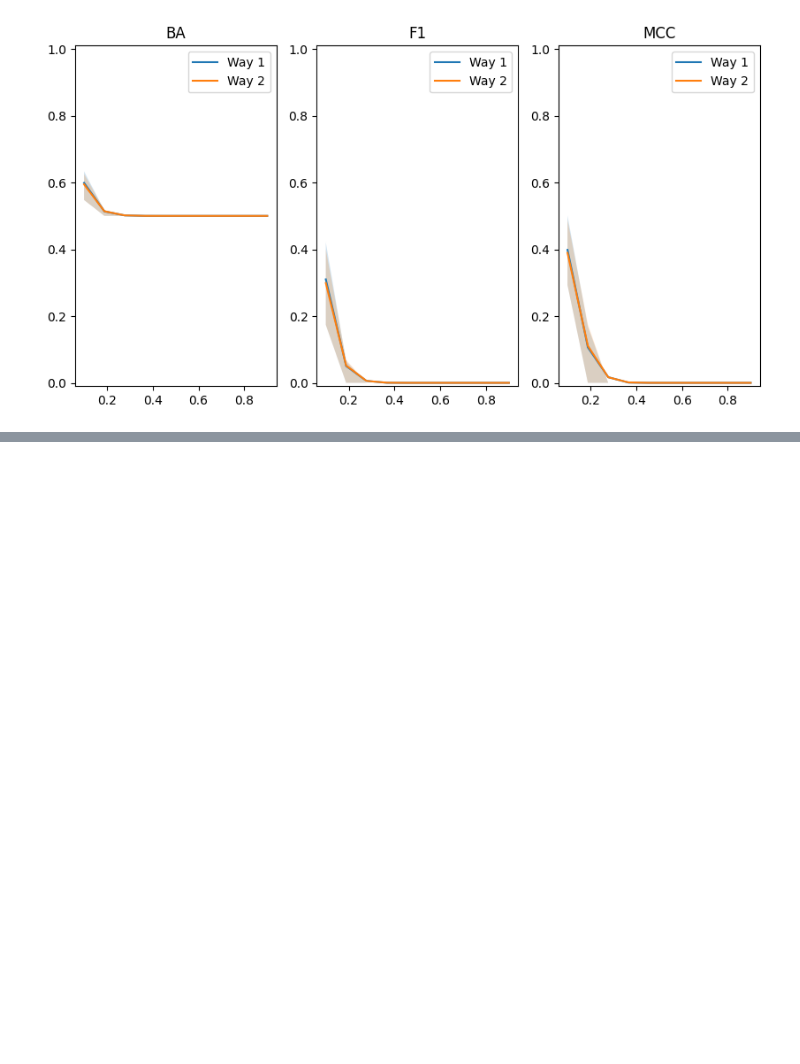
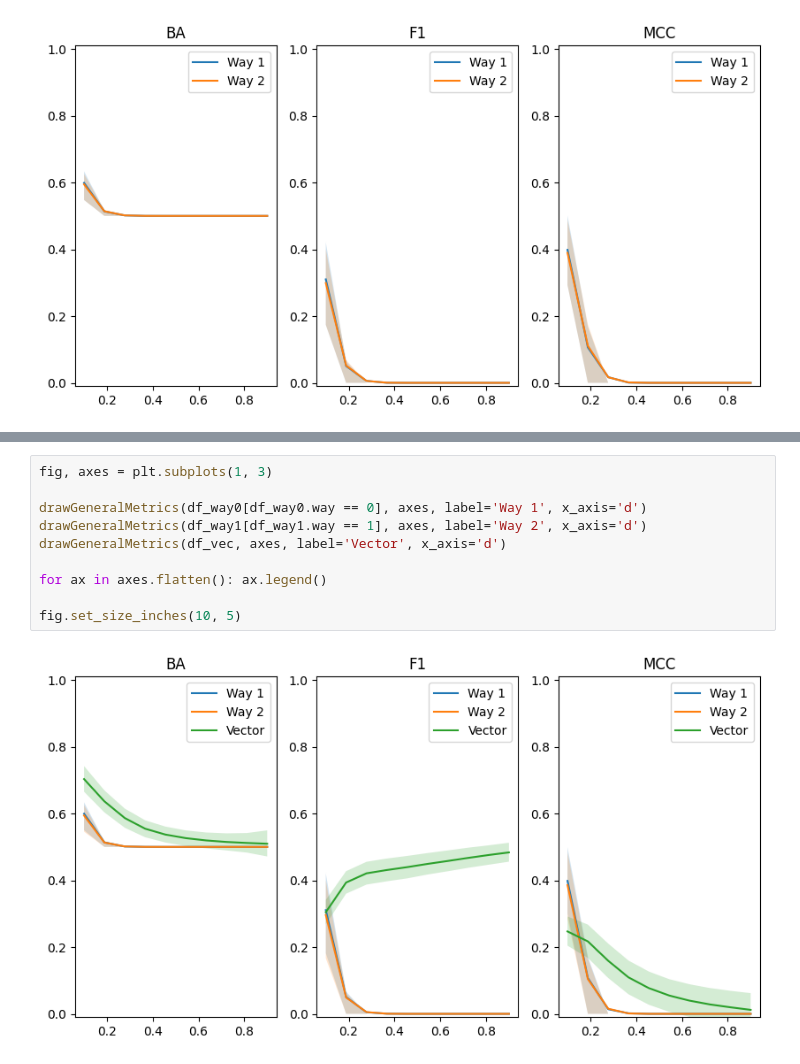
Before and after one commit to cofofprom/TensorGraphicalModelSelection, a Jupyter notebook: notebooks/draw_metrics.ipynb, the cells around one changed output, grey strips where cells are left out. Saved outputs shown, nothing was run; the diff lists cells and outputs as text; blank space fills up the shorter version.

```diff
--- a/notebooks/draw_metrics.ipynb
+++ b/notebooks/draw_metrics.ipynb
@@ -272,0 +296,12 @@ fig.set_size_inches(10, 5)
+# %%
+fig, axes = plt.subplots(1, 3)
+
+drawGeneralMetrics(df_way0[df_way0.way == 0], axes, label='Way 1', x_axis='d')
+drawGeneralMetrics(df_way1[df_way1.way == 1], axes, label='Way 2', x_axis='d')
+drawGeneralMetrics(df_vec, axes, label='Vector', x_axis='d')
+
+for ax in axes.flatten(): ax.legend()
+
+fig.set_size_inches(10, 5)
+# %% [output]
+[figure, added]
```
Also changed, not shown: parts of 3 cells of this notebook, 1 other file.
